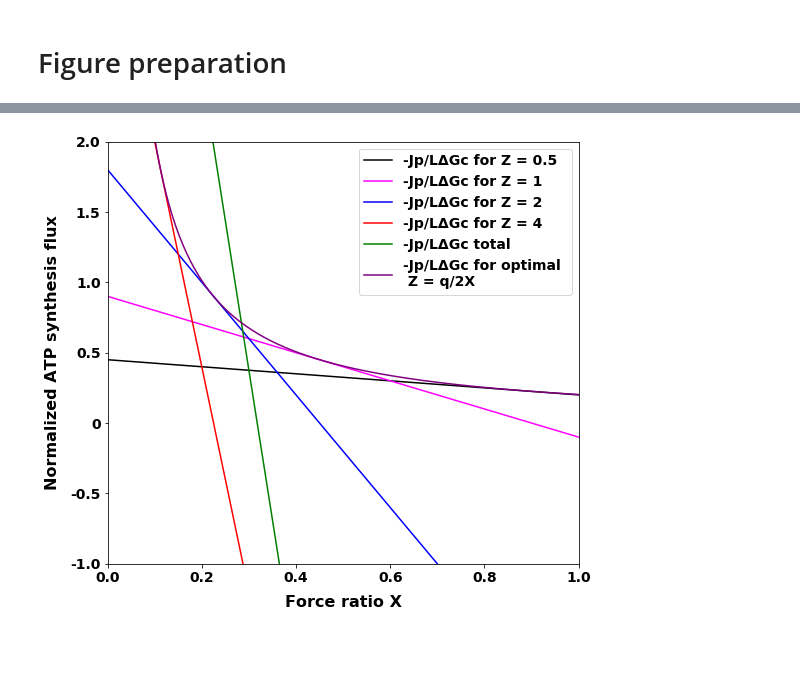
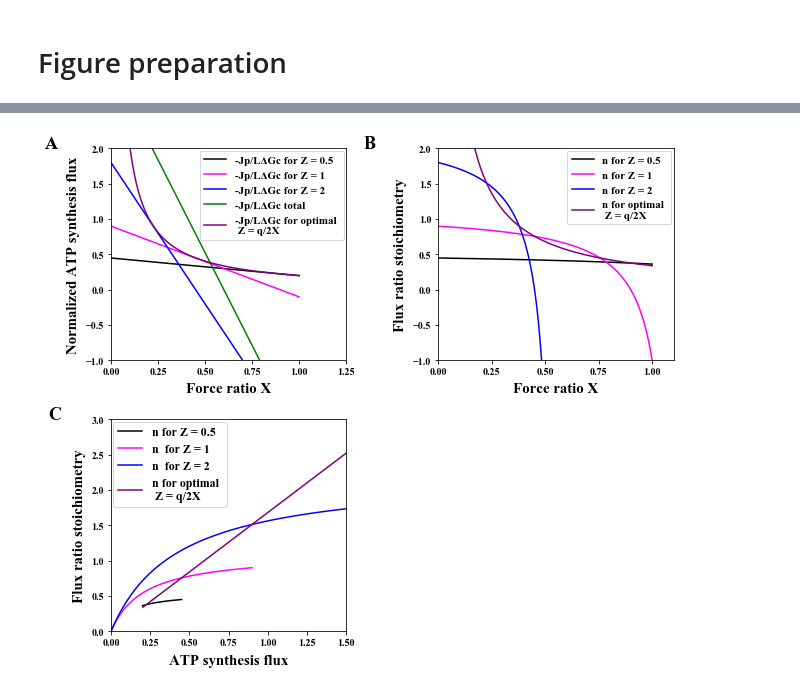
Before and after one commit to YanfeiZhang1208/Gear-shifting, a Jupyter notebook: Codes/Figures.ipynb, the cells around one changed output, grey strips where cells are left out. Cells and saved outputs as stored; diff of their text form; code cells hidden in the pictures; blank space fills up the shorter version.

```diff
--- a/Codes/Figures.ipynb
+++ b/Codes/Figures.ipynb
@@ -150,30 +136,78 @@ C:\Users\yzhang2\Anaconda3\envs\archeapy36\lib\site-packages\ipykernel_launcher.
+# %%
+x = np.linspace(0,0.555,223)
+figure_3_x = pd.DataFrame({"X":x})
+figure_3_x['-Jp/Jc for Z = 2'] = 0
+for i in range (len(figure_3)):
+    if i <= 222:
+        figure_3_x['-Jp/Jc for Z = 2'].iloc[i]= figure_3['-Jp/Jc for Z = 2'].iloc[i]
 # %%
 import matplotlib
 import matplotlib.pyplot as plt
+plt.rcParams["font.family"] = "Times New Roman"
+fig = plt.figure(figsize = (9,7.68))
 
-fig, ax = plt.subplots(figsize=(8, 7), sharey=True)
-# fig.subplots_adjust(bottom=0.6, right=0.8)
+ax1 = plt.subplot2grid((2, 2), (0, 0), colspan=1)
+ax2 = plt.subplot2grid((2, 2), (0, 1), colspan=1)
+ax3 = plt.subplot2grid((2, 2), (1, 0), colspan=1)
 
-# formatter = matplotlib.ticker.FormatStrFormatter('%1.3f')#This one is used to set the accurate of y axis
 
-ax.plot(figure_S6["X"],figure_S6["-Jp/LΔGc for Z = 0.5"],color='black',label = "-Jp/LΔGc for Z = 0.5")
-ax.plot(figure_S6["X"],figure_S6["-Jp/LΔGc for Z = 1"],color='magenta',label = "-Jp/LΔGc for Z = 1")
-ax.plot(figure_S6["X"],figure_S6["-Jp/LΔGc for Z = 2"],color='blue',label = "-Jp/LΔGc for Z = 2")
-ax.plot(figure_S6["X"],figure_S6["-Jp/LΔGc for Z = 4"],color='red',label = "-Jp/LΔGc for Z = 4")
-ax.plot(figure_S6["X"],figure_S6["-Jp/LΔGc total"],color='green',label = "-Jp/LΔGc total")
-ax.plot(figure_S6["X"],figure_S6["-Jp/LΔGc for Optimal Z = q/2X"],color='purple',label = "-Jp/LΔGc for optimal \n Z = q/2X")
+ax1.plot(figure_3["X"],figure_3["-Jp/LΔGc for Z = 0.5"],color='black',label = "-Jp/LΔGc for Z = 0.5")
+ax1.plot(figure_3["X"],figure_3["-Jp/LΔGc for Z = 1"],color='magenta',label = "-Jp/LΔGc for Z = 1")
+ax1.plot(figure_3["X"],figure_3["-Jp/LΔGc for Z = 2"],color='blue',label = "-Jp/LΔGc for Z = 2")
+# ax1.plot(figure_3["X"],figure_3["-Jp/LΔGc for Z = 4"],color='red',label = "-Jp/LΔGc for Z = 4")
+ax1.plot(figure_3["X"],figure_3["-Jp/LΔGc total"],color='green',label = "-Jp/LΔGc total")
+ax1.plot(figure_3["X"],figure_3["-Jp/LΔGc for Optimal Z = q/2X"],color='purple',label = "-Jp/LΔGc for optimal \n Z = q/2X")
 
-ax.legend(prop={"size":14}, loc='upper right', borderaxespad=0.5)
+ax1.legend(prop={"size":11}, loc='upper right', borderaxespad=0.2)
+ax1.text(-0.35, 2, 'A',  fontsize = 18, color ="black")
+# ax1.set_yticklabels(["-1.0","-0.5","0","0.5","1.0","1.5","2.0"],fontsize = 10,fontweight = "bold")
+ax1.set_yticks(np.arange(-1.0, 2.5, step=0.5))
+ax1.set_ylim(-1.0, 2)
+ax1.set_xlim (0,1.25)
+ax1.set_xlabel("Force ratio X", fontsize = 15, fontweight = "bold",labelpad=6)
+ax1.set_ylabel("Normalized ATP synthesis flux", fontsize = 15, fontweight = "bold",labelpad=6)
 
-ax.set_yticklabels(["-1.0","-0.5","0","0.5","1.0","1.5","2.0"],fontsize = 14,fontweight = "bold")
-# ax1.xticks(fontsize = 14,fontweight = "bold")
-ax.set_ylim(-1.0, 2)
-ax.set_xlim (0,1.0)
-ax.set_xlabel("Force ratio X", fontsize = 16, fontweight = "bold",labelpad=10)
-ax.set_ylabel("Normalized ATP synthesis flux", fontsize = 16, fontweight = "bold",labelpad=10)
+ax2.plot(figure_3["X"],figure_3["-Jp/Jc for Z = 0.5"],color='black',label = "n for Z = 0.5")
+ax2.plot(figure_3["X"],figure_3["-Jp/Jc for Z = 1"],color='magenta',label = "n for Z = 1")
+ax2.plot(figure_3_x["X"],figure_3_x["-Jp/Jc for Z = 2"],color='blue',label = "n for Z = 2")
+# ax2.plot(figure_3["X"],figure_3["-Jp/Jc for Z = 4"],color='red',label = "n for Z = 4")
+# ax.plot(figure_3["X"],figure_3["-Jp/Jc total"],color='green',label = "-Jp/Jc total")
+ax2.plot(figure_3["X"],figure_3["-Jp/Jc for Optimal Z = q/2X"],color='purple', label = "n for optimal \n Z = q/2X")
+
+ax2.legend(prop={"size":11}, loc='upper right', borderaxespad=0.2)
+ax2.text(-0.35, 2, 'B',  fontsize = 18, color ="black")
+# ax2.set_yticklabels(["-1.0","-0.5","0","0.5","1.0","1.5","2.0"],fontsize = 10,fontweight = "bold")
+ax2.set_yticks(np.arange(-1.0, 2.5, step=0.5))
+ax2.set_ylim(-1.0, 2)
+ax2.set_xlim (0,1.1)
+ax2.set_xlabel("Force ratio X", fontsize = 15, fontweight = "bold",labelpad=6)
+ax2.set_ylabel("Flux ratio stoichiometry", fontsize = 15, fontweight = "bold",labelpad=6)
+
+
+ax3.plot(figure_3["-Jp/LΔGc for Z = 0.5"],figure_3["-Jp/Jc for Z = 0.5"],color='black',label = "n for Z = 0.5")
+ax3.plot(figure_3["-Jp/LΔGc for Z = 1"],figure_3["-Jp/Jc for Z = 1"],color='magenta',label = "n  for Z = 1")
+ax3.plot(figure_3["-Jp/LΔGc for Z = 2"],figure_3["-Jp/Jc for Z = 2"],color='blue',label = "n  for Z = 2")
+# ax3.plot(figure_3["-Jp/LΔGc for Z = 4"],figure_3["-Jp/Jc for Z = 4"],color='red',label = "n  for Z = 4")
+ax3.plot(figure_3["-Jp/LΔGc for Optimal Z = q/2X"],figure_3["-Jp/Jc for Optimal Z = q/2X"],color='purple',label = "n for optimal \n Z = q/2X")
+
+ax3.legend(prop={"size":12,"weight":"bold"}, loc='upper left', borderaxespad=0.2)
+ax3.text(-0.4, 3, 'C',  fontsize = 18, color ="black")
+
+ax3.set_yticks(np.arange(0, 3.1, step=0.5))
+
+ax3.set_xticks(np.arange(0, 1.51, step=0.25))
+ax3.set_ylim([-0,3])
+ax3.set_xlim ([0,1.5])
+ax3.set_xlabel("ATP synthesis flux", fontsize = 15, fontweight = "bold",labelpad=6)
+ax3.set_ylabel("Flux ratio stoichiometry", fontsize = 15, fontweight = "bold",labelpad=6)
+
+matplotlib.rc('xtick', labelsize=14)
+matplotlib.rc('ytick', labelsize=14)
+# matplotlib.rc('ytick', labelsize=12)
 
 plt.tight_layout()
-plt.savefig('../figures/Figure 2.png', dpi=300)
+
+plt.savefig('../figures/Figure 3.png', dpi=300)
 plt.show()
 # %% [output]
-[figure, old version]
+[figure, new version]
```
Also changed, not shown: parts of 11 cells of this notebook, 9 other files.
